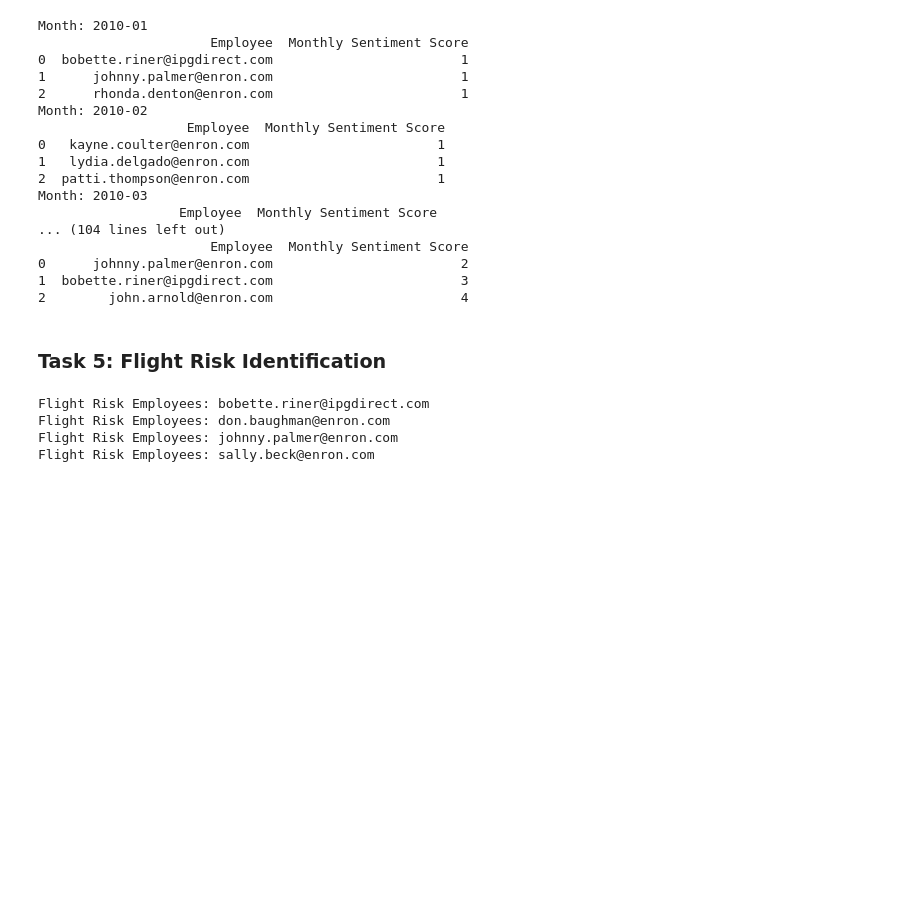
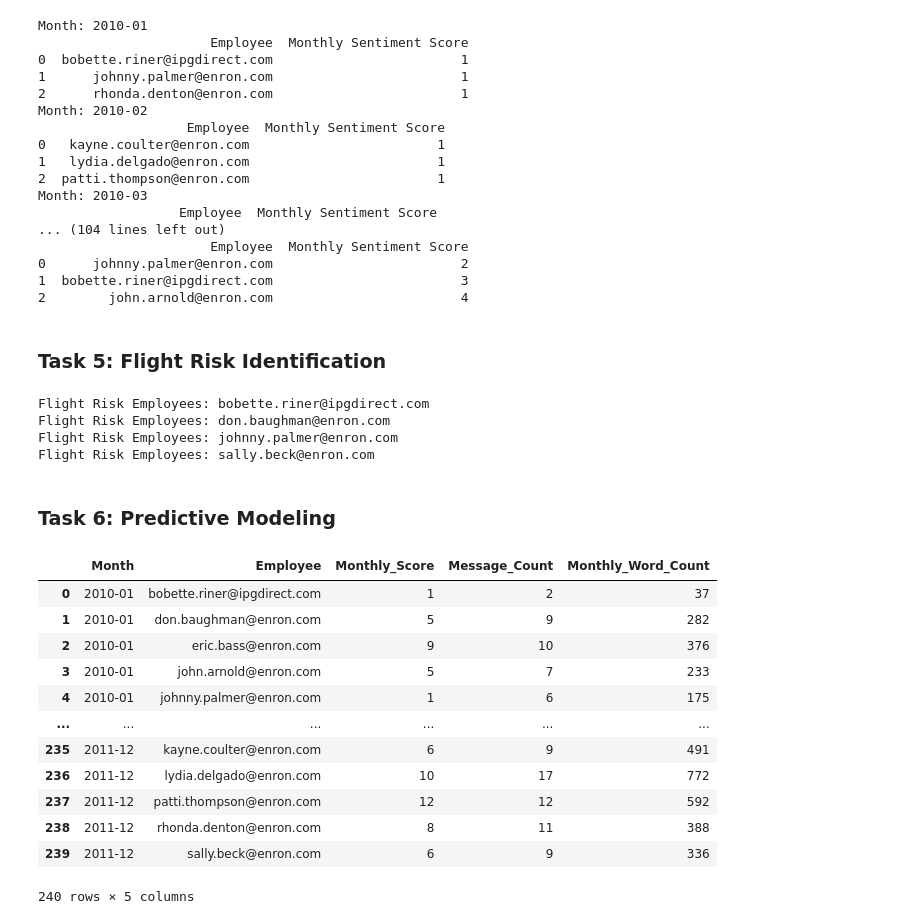
Before and after one commit to yenphglam/Final_Assessment, a Jupyter notebook: Analysis_Notebook.ipynb, the cells around one changed output. Saved outputs shown, nothing was run; the diff lists cells and outputs as text; code cells hidden in the pictures; blank space fills up the shorter version.

Commit message:
started task 6

```diff
--- a/Analysis_Notebook.ipynb
+++ b/Analysis_Notebook.ipynb
@@ -357,3 +357,26 @@ Flight Risk Employees: bobette.riner@ipgdirect.com
 Flight Risk Employees: don.baughman@enron.com
 Flight Risk Employees: johnny.palmer@enron.com
 Flight Risk Employees: sally.beck@enron.com
+# %% [markdown]
+### Task 6: Predictive Modeling
+# %%
+df['Word Count'] = df['body'].str.split().str.len()
+
+pred_df = df.groupby(['Month', 'from']).agg(Monthly_Score = ('Score', 'sum'),
+                                            Message_Count = ('Score', 'size'),
+                                            Monthly_Word_Count = ('Word Count', 'sum')).reset_index().rename(columns={'from': 'Employee'})
+pred_df
+# %% [output]
+|  | Month | Employee | Monthly_Score | Message_Count | Monthly_Word_Count |
+| 0 | 2010-01 | bobette.riner@ipgdirect.com | 1 | 2 | 37 |
+| 1 | 2010-01 | don.baughman@enron.com | 5 | 9 | 282 |
+| 2 | 2010-01 | eric.bass@enron.com | 9 | 10 | 376 |
+| 3 | 2010-01 | john.arnold@enron.com | 5 | 7 | 233 |
+| 4 | 2010-01 | johnny.palmer@enron.com | 1 | 6 | 175 |
+| ... | ... | ... | ... | ... | ... |
+| 235 | 2011-12 | kayne.coulter@enron.com | 6 | 9 | 491 |
+| 236 | 2011-12 | lydia.delgado@enron.com | 10 | 17 | 772 |
+| 237 | 2011-12 | patti.thompson@enron.com | 12 | 12 | 592 |
+| 238 | 2011-12 | rhonda.denton@enron.com | 8 | 11 | 388 |
+| 239 | 2011-12 | sally.beck@enron.com | 6 | 9 | 336 |
+240 rows × 5 columns
```
